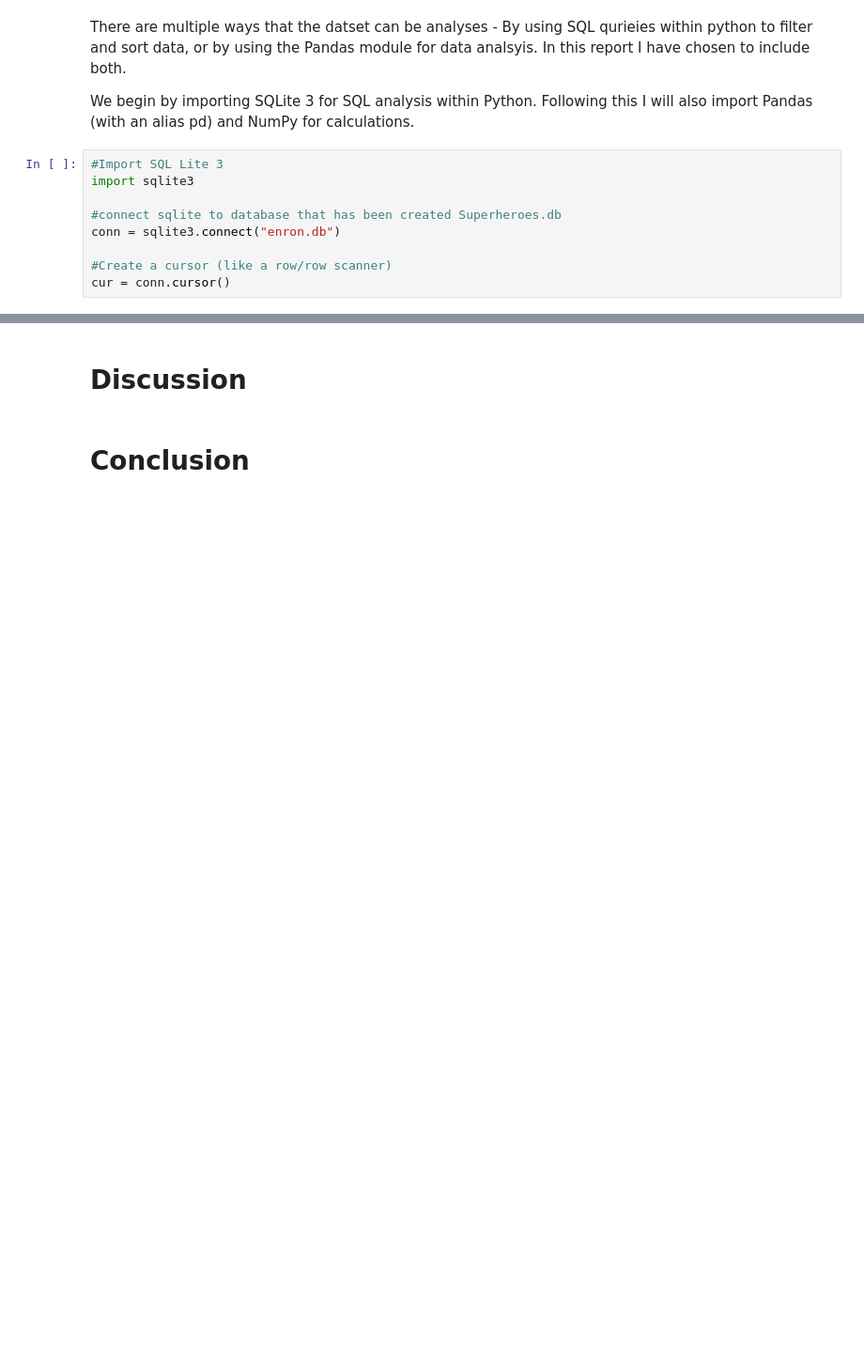
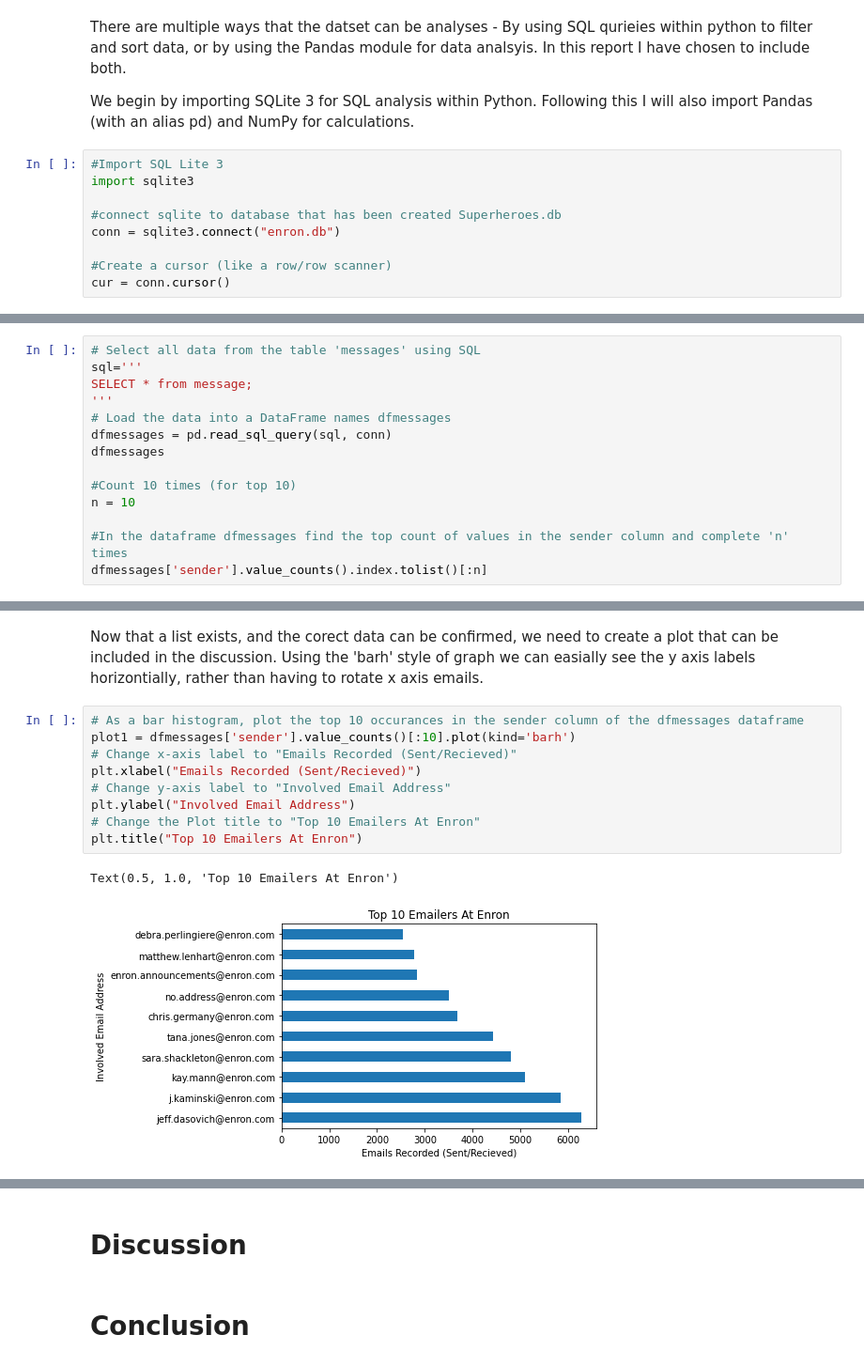
Before and after one commit to Toms201/Enron-Dataset-Analysis-ISYS2001-, a Jupyter notebook: ISYS2001_Assignment_Two.ipynb, the cells around one changed output, grey strips where cells are left out. Shown: that part at 94% size. Cells and saved outputs as stored; diff of their text form; blank space fills up the shorter version.

```diff
--- a/ISYS2001_Assignment_Two.ipynb
+++ b/ISYS2001_Assignment_Two.ipynb
@@ -39,0 +80,14 @@ import numpy as np
+# %%
+# Select all data from the table 'messages' using SQL
+sql='''
+SELECT * from message;
+'''
+# Load the data into a DataFrame names dfmessages
+dfmessages = pd.read_sql_query(sql, conn)
+dfmessages
+
+#Count 10 times (for top 10)
+n = 10
+
+#In the dataframe dfmessages find the top count of values in the sender column and complete 'n' times
+dfmessages['sender'].value_counts().index.tolist()[:n]
@@ -39,0 +122,14 @@ import numpy as np
+# %% [markdown]
+Now that a list exists, and the corect data can be confirmed, we need to create a plot that can be included in the discussion. Using the 'barh' style of graph we can easially see the y axis labels horizontially, rather than having to rotate x axis emails.
+# %%
+# As a bar histogram, plot the top 10 occurances in the sender column of the dfmessages dataframe
+plot1 = dfmessages['sender'].value_counts()[:10].plot(kind='barh')
+# Change x-axis label to "Emails Recorded (Sent/Recieved)"
+plt.xlabel("Emails Recorded (Sent/Recieved)")
+# Change y-axis label to "Involved Email Address"
+plt.ylabel("Involved Email Address")
+# Change the Plot title to "Top 10 Emailers At Enron"
+plt.title("Top 10 Emailers At Enron")
+# %% [output]
+Text(0.5, 1.0, 'Top 10 Emailers At Enron')
+[figure, added]
```
Also changed, not shown: parts of 10 cells of this notebook.
